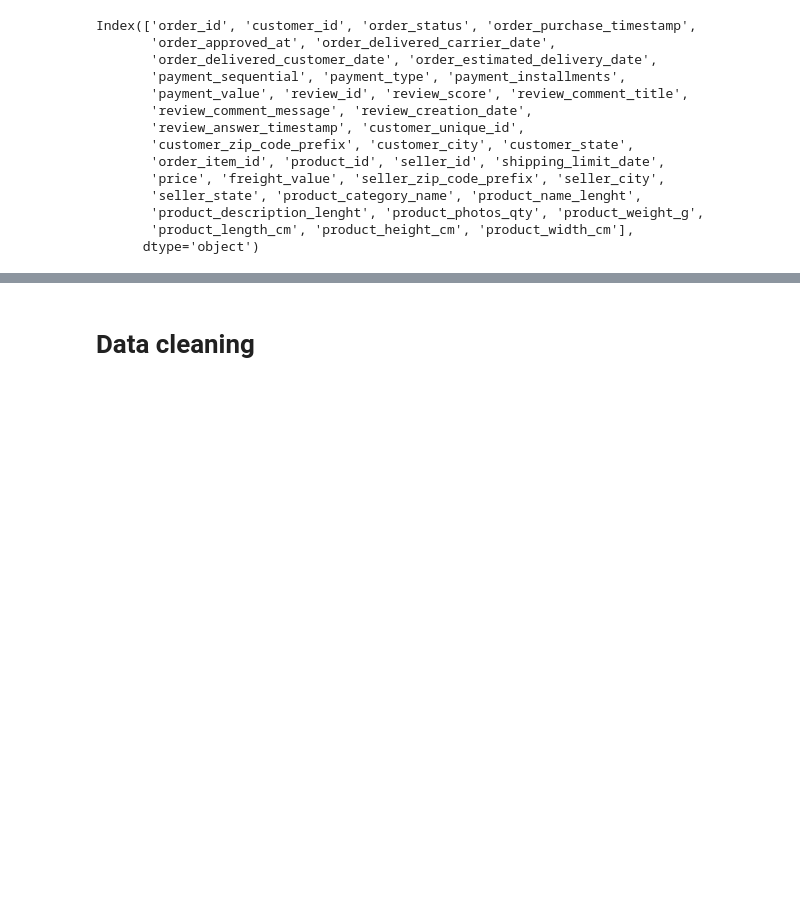
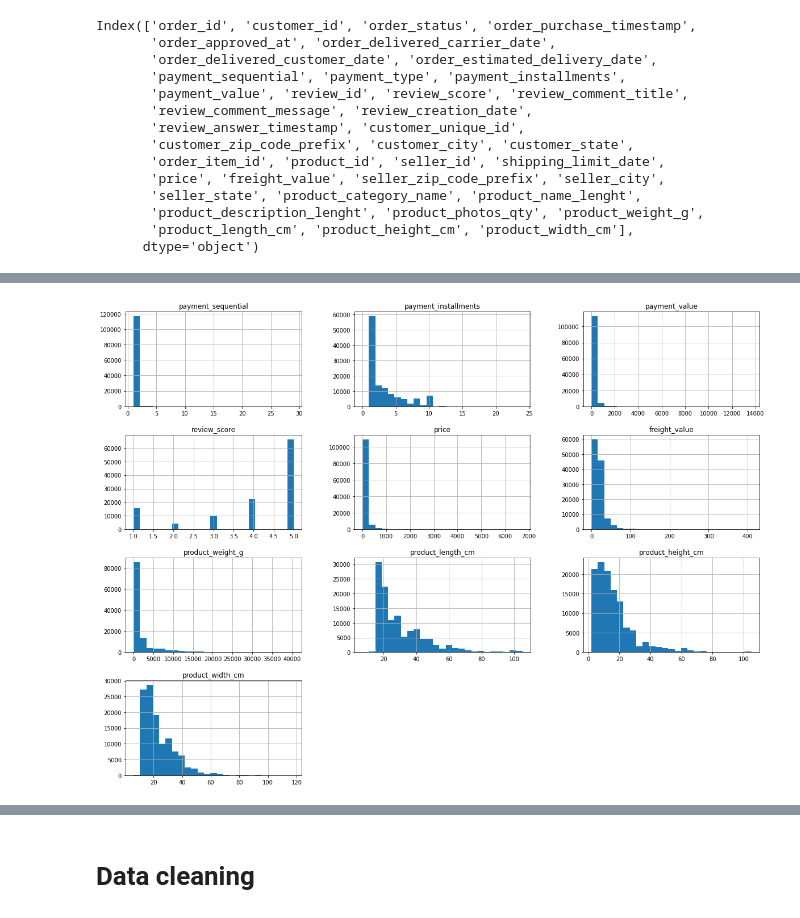
Before and after one commit to mathdeoliveira/olist, a Jupyter notebook: notebooks/data_analysis.ipynb, the cells around one changed output, grey strips where cells are left out. Saved outputs shown, nothing was run; the diff lists cells and outputs as text; code cells hidden in the pictures; blank space fills up the shorter version.

```diff
--- a/notebooks/data_analysis.ipynb
+++ b/notebooks/data_analysis.ipynb
@@ -5,5 +7,6 @@ import numpy as np
 # %% [markdown]
 # Carregar os dados
 # %%
-df = pd.read_csv(os.path.join(config.DATA_RAW_PROCESS, 'data.csv'))
+df_ecommerce = pd.read_csv(os.path.join(config.DATA_PROCESSED, 'data_ecommerce.csv'))
+df_mkt_funnel = pd.read_csv(os.path.join(config.DATA_PROCESSED, 'data_mkt_funnel.csv'))
 # %%
@@ -51,0 +140,4 @@ df[['order_id','payment_type','product_id', 'product_category_name','price', 'fr
+# %%
+df_ecommerce[['payment_sequential', 'payment_installments', 'payment_value' ,'review_score', 'price', 'freight_value', 'product_weight_g' , 'product_length_cm' , 'product_height_cm' , 'product_width_cm']].hist( bins=25, figsize=(20,15) );
+# %% [output]
+[figure, added]
```
Also changed, not shown: parts of 20 cells of this notebook, 9 other files.
